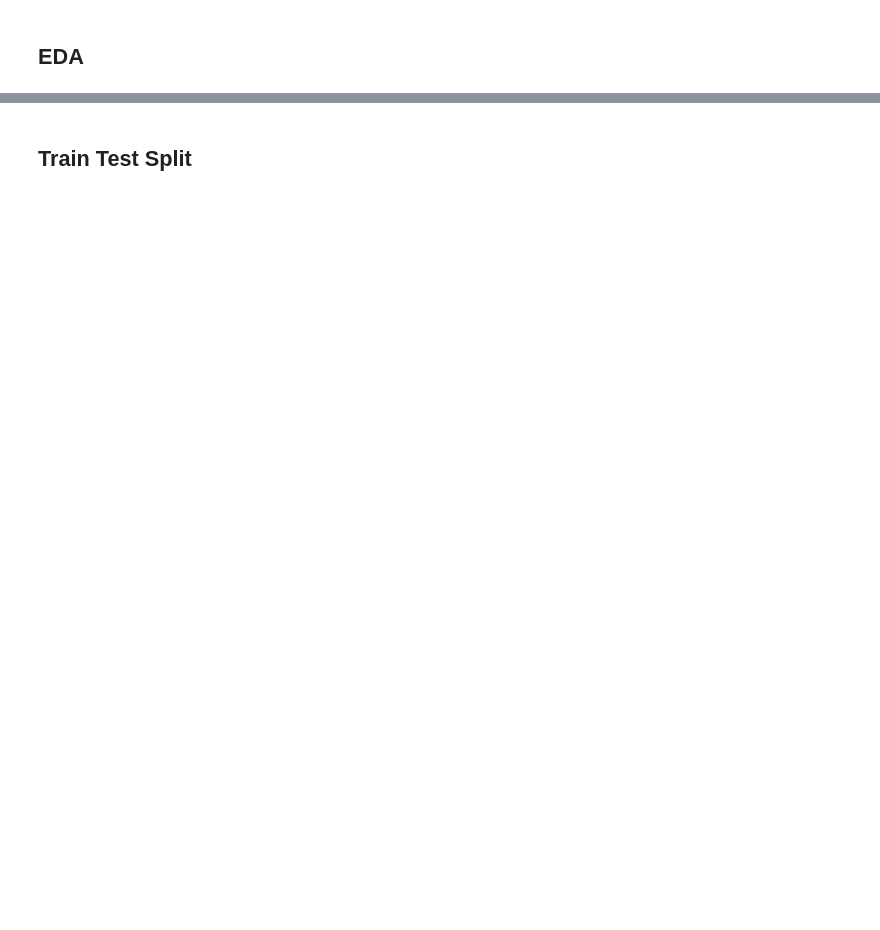
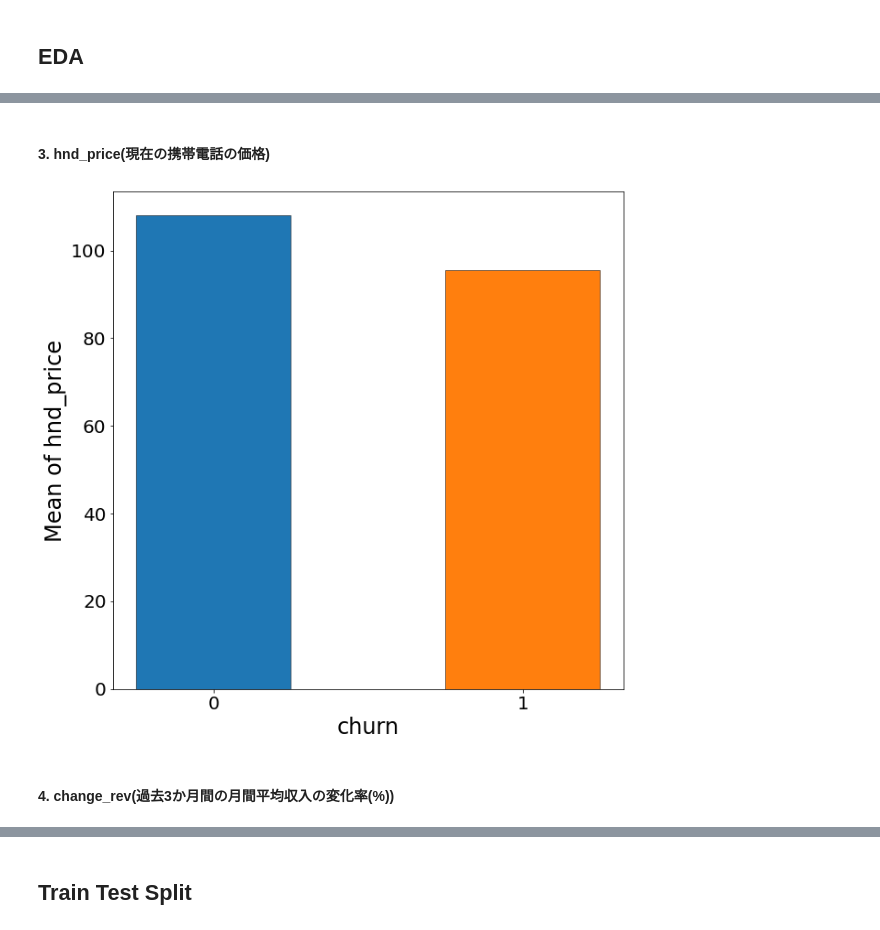
Before and after one commit to tom-uchida/GCI2020_Winter, a Jupyter notebook: final_task/src/main.ipynb, the cells around one changed output, grey strips where cells are left out. Drawn from its saved outputs; the diff is of its cells as text; code cells hidden in the pictures; blank space fills up the shorter version.

```diff
--- a/final_task/src/main.ipynb
+++ b/final_task/src/main.ipynb
@@ -276,0 +162,8 @@ df
+# %% [markdown]
+#### 3. hnd_price(現在の携帯電話の価格)
+# %%
+plot( df_core.groupby('churn')['hnd_price'].mean(), 'Mean of hnd_price' )
+# %% [output]
+[figure, added]
+# %% [markdown]
+#### 4. change_rev(過去3か月間の月間平均収入の変化率(%))
```
Also changed, not shown: parts of 49 cells of this notebook, 3 other files.
